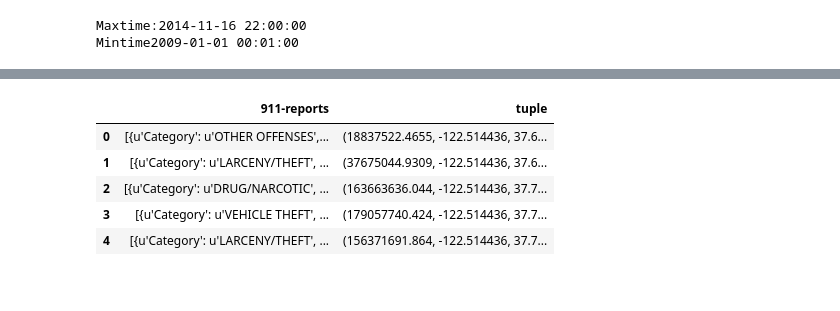
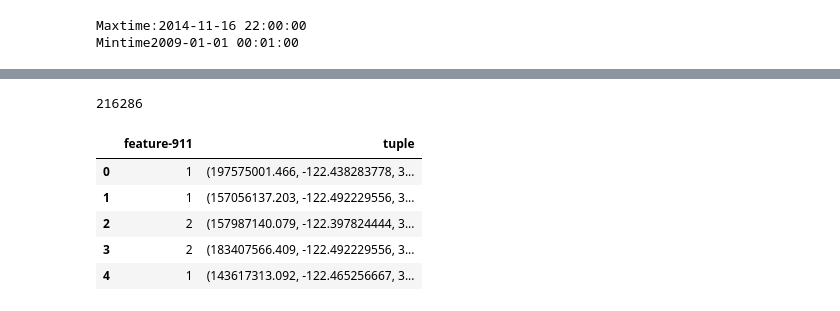
Before and after one commit to dolphyin/cs194-16-data_manatees, a Jupyter notebook: format_911.ipynb, the cells around one changed output, grey strips where cells are left out. Cells and saved outputs as stored; diff of their text form; code cells hidden in the pictures.

Commit message:
format 311, format 911, join, create matrix

```diff
--- a/format_911.ipynb
+++ b/format_911.ipynb
@@ -257,12 +237,29 @@ NameError: name 'agg_dict_mini2' is not defined
+# %%
+def generate_feature_vector(reports_911):
+    # simple feature vector that is just the count of 911 reports associated with a particular tuple
+    feature_vector = len(reports_911)
+    return feature_vector
+# %%
+agg_dict3 = {}
+agg_dict3['tuple'] = []
+agg_dict3['feature-911'] = []
+for key in agg_dict:
+    feature_vector = generate_feature_vector(agg_dict[key])
+    agg_dict3['feature-911'].append(feature_vector)
+    agg_dict3['tuple'].append(key)
 # %%
-final_df = pd.DataFrame(agg_dict2)
-final_df.to_csv("data_911_ready_to_join.csv", index_label=False)
+final_df = pd.DataFrame(agg_dict3)
+#final_df.to_csv("data_911_ready_to_join.csv", index_label=False)
+# %%
+len(final_df)
+# %% [output]
+216286
 # %%
-final_df.head()
+final_df.head(5)
 # %% [output]
-|  | 911-reports | tuple |
-| 0 | [{u'Category': u'OTHER OFFENSES',... | (18837522.4655, -122.514436, 37.6... |
-| 1 | [{u'Category': u'LARCENY/THEFT', ... | (37675044.9309, -122.514436, 37.6... |
-| 2 | [{u'Category': u'DRUG/NARCOTIC', ... | (163663636.044, -122.514436, 37.7... |
-| 3 | [{u'Category': u'VEHICLE THEFT', ... | (179057740.424, -122.514436, 37.7... |
-| 4 | [{u'Category': u'LARCENY/THEFT', ... | (156371691.864, -122.514436, 37.7... |
+|  | feature-911 | tuple |
+| 0 | 1 | (197575001.466, -122.438283778, 3... |
+| 1 | 1 | (157056137.203, -122.492229556, 3... |
+| 2 | 2 | (157987140.079, -122.397824444, 3... |
+| 3 | 2 | (183407566.409, -122.492229556, 3... |
+| 4 | 1 | (143617313.092, -122.465256667, 3... |
```
Also changed, not shown: parts of 14 cells of this notebook, 3 other files.
